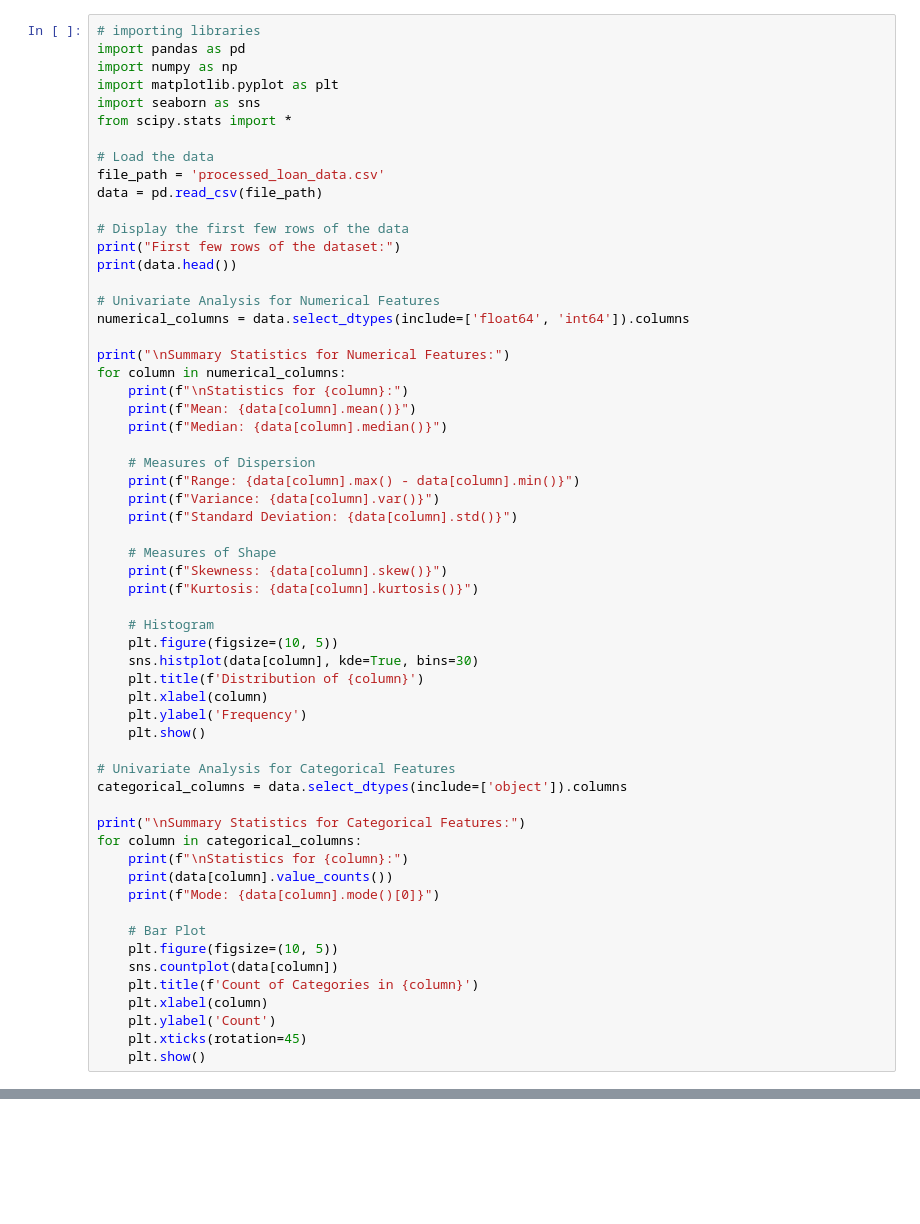
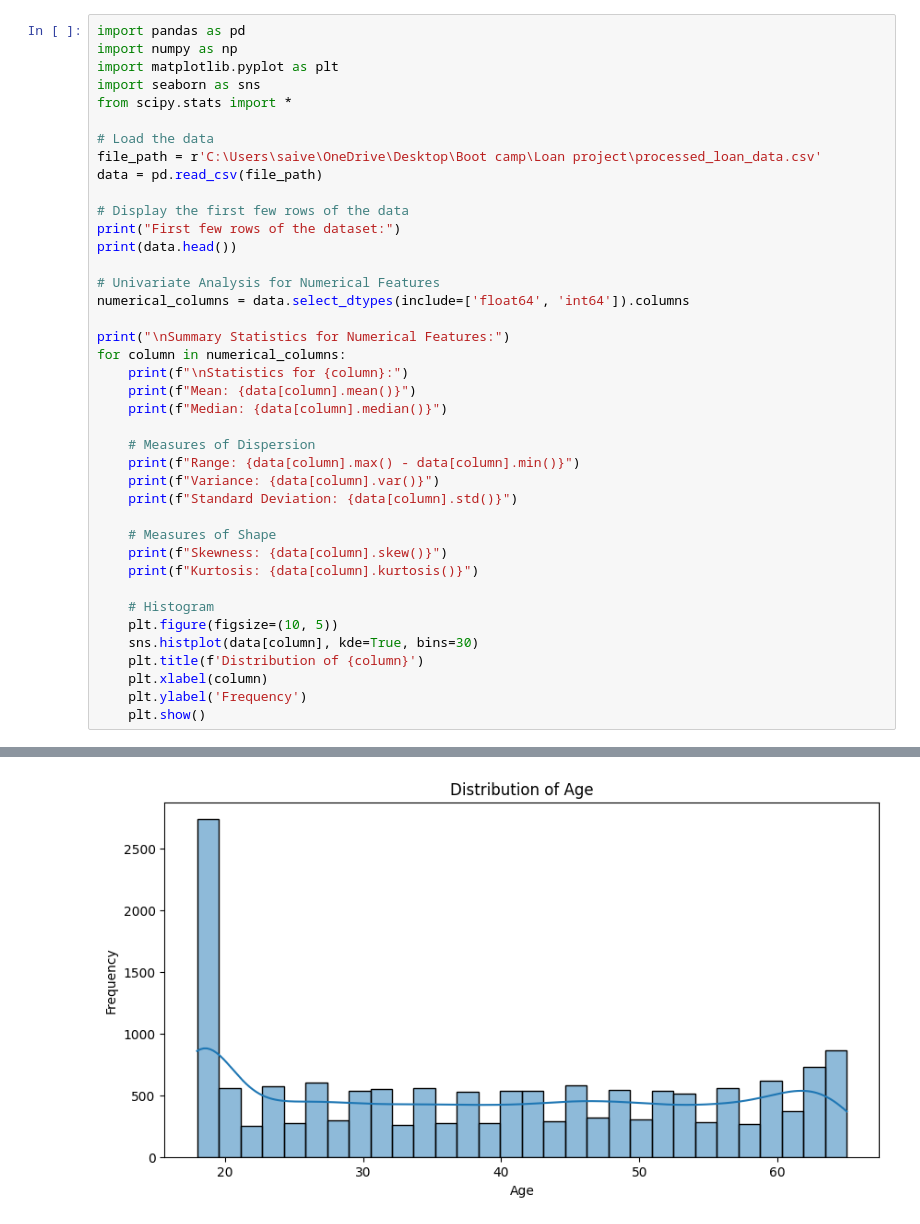
Before and after one commit to saiiexd/Boot-Camp-2K24, a Jupyter notebook: Loan project/univariate.ipynb, the cells around one changed output, grey strips where cells are left out. Saved outputs shown, nothing was run; the diff lists cells and outputs as text; blank space fills up the shorter version.

Commit message:
univariate completed

```diff
--- a/Loan project/univariate.ipynb
+++ b/Loan project/univariate.ipynb
@@ -1,5 +1,4 @@
 # %%
-# importing libraries
 import pandas as pd
 import numpy as np
 import matplotlib.pyplot as plt
@@ -7,7 +6,7 @@ import seaborn as sns
 from scipy.stats import *
 
 # Load the data
-file_path = 'processed_loan_data.csv'
+file_path = r'C:\Users\saive\OneDrive\Desktop\Boot camp\Loan project\processed_loan_data.csv'
 data = pd.read_csv(file_path)
 
 # Display the first few rows of the data
@@ -39,22 +38,4 @@ for column in numerical_columns:
     plt.xlabel(column)
     plt.ylabel('Frequency')
     plt.show()
-
-# Univariate Analysis for Categorical Features
-categorical_columns = data.select_dtypes(include=['object']).columns
-
-print("\nSummary Statistics for Categorical Features:")
-for column in categorical_columns:
-    print(f"\nStatistics for {column}:")
-    print(data[column].value_counts())
-    print(f"Mode: {data[column].mode()[0]}")
-
-    # Bar Plot
-    plt.figure(figsize=(10, 5))
-    sns.countplot(data[column])
-    plt.title(f'Count of Categories in {column}')
-    plt.xlabel(column)
-    plt.ylabel('Count')
-    plt.xticks(rotation=45)
-    plt.show()
 # %% [output]
@@ -61,0 +59 @@ FileNotFoundError: [Errno 2] No such file or directory: 'processed_loan_data.csv
+[figure, added]
```
Also changed, not shown: parts of 1 cell of this notebook, 1 other file.
